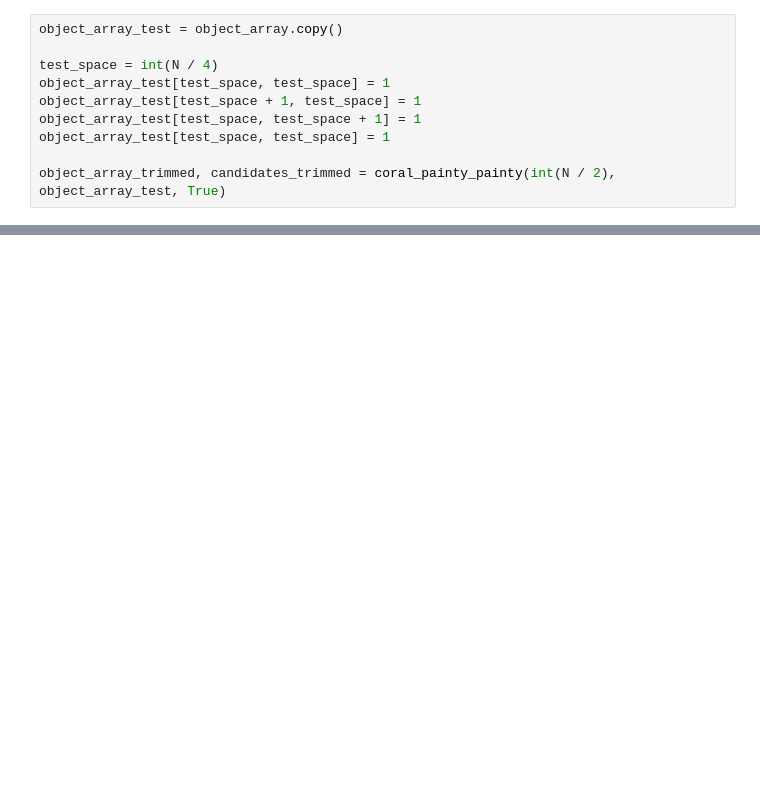
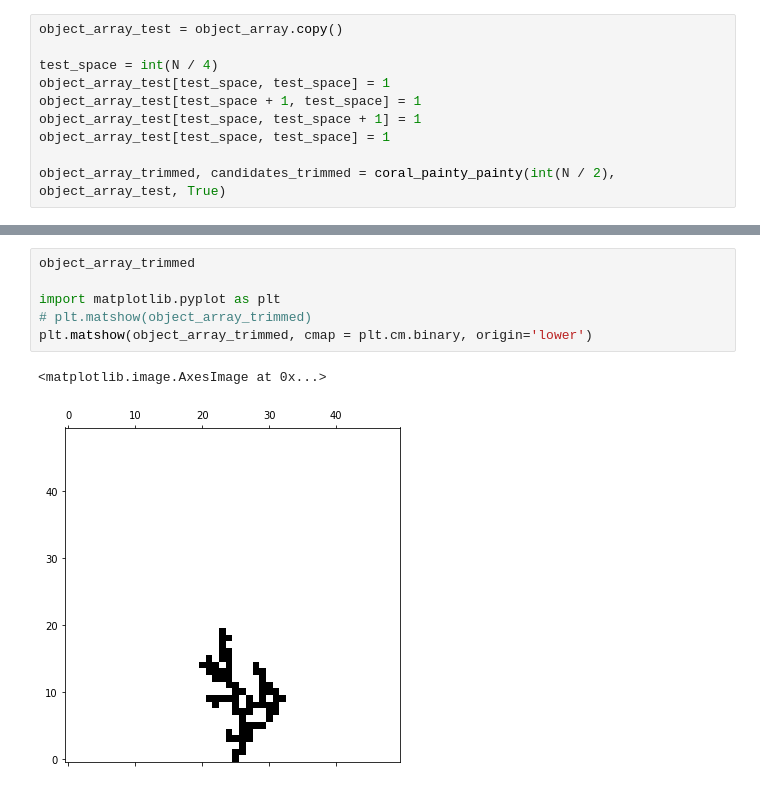
Before and after one commit to Lut99/KoraalKnakkers, a Jupyter notebook: DLA met koraalgroei en painty painty.ipynb, the cells around one changed output, grey strips where cells are left out. Saved outputs shown, nothing was run; the diff lists cells and outputs as text; blank space fills up the shorter version.

```diff
--- a/DLA met koraalgroei en painty painty.ipynb
+++ b/DLA met koraalgroei en painty painty.ipynb
@@ -654,0 +674,9 @@ print(coral_density(50, object_array_trimmed))
+# %%
+object_array_trimmed
+
+import matplotlib.pyplot as plt
+# plt.matshow(object_array_trimmed)
+plt.matshow(object_array_trimmed, cmap = plt.cm.binary, origin='lower')
+# %% [output]
+<matplotlib.image.AxesImage at 0x...>
+[figure, added]
```
Also changed, not shown: parts of 11 cells of this notebook.
